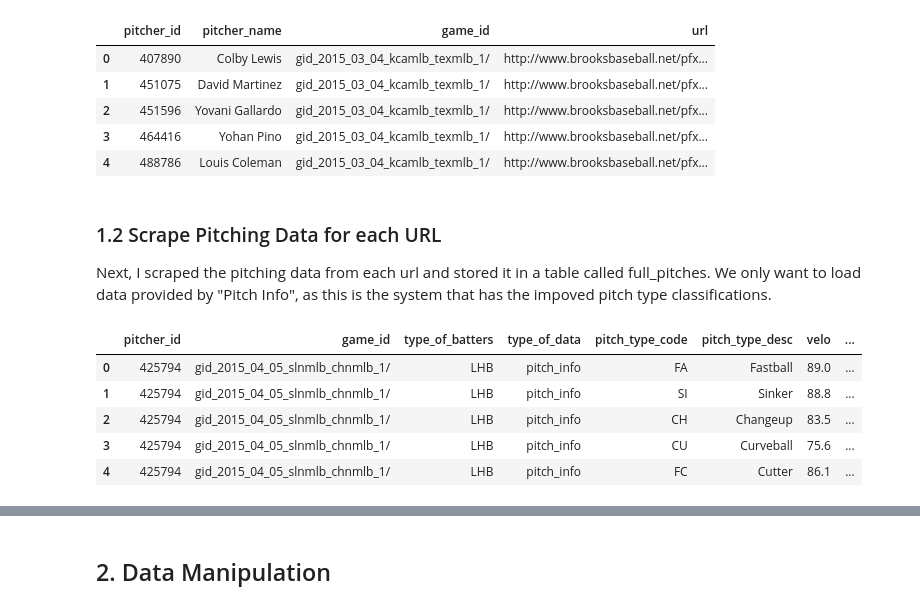
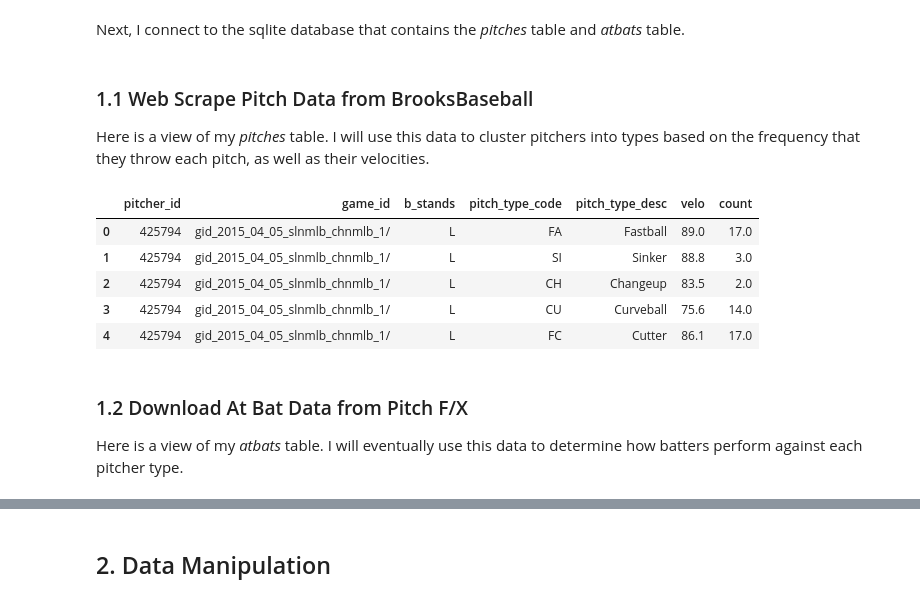
Before and after one commit to dsaltz432/MLB-Pitch-Types, a Jupyter notebook: Clustering Pitcher Types.ipynb, the cells around one changed output, grey strips where cells are left out. Drawn from its saved outputs; the diff is of its cells as text; code cells hidden in the pictures.

```diff
--- a/Clustering Pitcher Types.ipynb
+++ b/Clustering Pitcher Types.ipynb
@@ -60,36 +61,26 @@ As a prequisite to running this notebook, I scraped the BrooksBaseball website t
-# %%
-# Establish connection to sqlite database
-conn = sqlite3.connect(constants.BROOKS_BASEBALL_DB_NAME)
-
-# Load urls table into memory
-def load_urls_table():
-    sql = "select * from urls;"
-    return pd.read_sql_query(sql, conn)
-
-urls = load_urls_table()
-urls[["pitcher_id","pitcher_name","game_id","url"]].head()
-# %% [output]
-|  | pitcher_id | pitcher_name | game_id | url |
-| 0 | 407890 | Colby Lewis | gid_2015_03_04_kcamlb_texmlb_1/ | http://www.brooksbaseball.net/pfx... |
-| 1 | 451075 | David Martinez | gid_2015_03_04_kcamlb_texmlb_1/ | http://www.brooksbaseball.net/pfx... |
-| 2 | 451596 | Yovani Gallardo | gid_2015_03_04_kcamlb_texmlb_1/ | http://www.brooksbaseball.net/pfx... |
-| 3 | 464416 | Yohan Pino | gid_2015_03_04_kcamlb_texmlb_1/ | http://www.brooksbaseball.net/pfx... |
-| 4 | 488786 | Louis Coleman | gid_2015_03_04_kcamlb_texmlb_1/ | http://www.brooksbaseball.net/pfx... |
-# %% [markdown]
-### 1.2 Scrape Pitching Data for each URL
-
-Next, I scraped the pitching data from each url and stored it in a table called full_pitches. We only want to load data provided by "Pitch Info", as this is the system that has the impoved pitch type classifications.
+# %% [markdown]
+Next, I connect to the sqlite database that contains the *pitches* table and *atbats* table.
+# %%
+conn = sqlite3.connect(constants.COMBINED_DB_NAME)
+# %% [markdown]
+### 1.1 Web Scrape Pitch Data from BrooksBaseball
+
+Here is a view of my *pitches* table. I will use this data to cluster pitchers into types based on the frequency that they throw each pitch, as well as their velocities.
 # %%
-def load_full_pitches_table():
-    sql = "select * from full_pitches where type_of_data='pitch_info';"
+def load_pitches_table():
+    sql = "select * from pitches;"
     return pd.read_sql_query(sql, conn)
 
-full_pitches = load_full_pitches_table()
-full_pitches.head()
+pitches = load_pitches_table()
+pitches.head()
 # %% [output]
-|  | pitcher_id | game_id | type_of_batters | type_of_data | pitch_type_code | pitch_type_desc | velo | ... |
-| 0 | 425794 | gid_2015_04_05_slnmlb_chnmlb_1/ | LHB | pitch_info | FA | Fastball | 89.0 | ... |
-| 1 | 425794 | gid_2015_04_05_slnmlb_chnmlb_1/ | LHB | pitch_info | SI | Sinker | 88.8 | ... |
-| 2 | 425794 | gid_2015_04_05_slnmlb_chnmlb_1/ | LHB | pitch_info | CH | Changeup | 83.5 | ... |
-| 3 | 425794 | gid_2015_04_05_slnmlb_chnmlb_1/ | LHB | pitch_info | CU | Curveball | 75.6 | ... |
-| 4 | 425794 | gid_2015_04_05_slnmlb_chnmlb_1/ | LHB | pitch_info | FC | Cutter | 86.1 | ... |
+|  | pitcher_id | game_id | b_stands | pitch_type_code | pitch_type_desc | velo | count |
+| 0 | 425794 | gid_2015_04_05_slnmlb_chnmlb_1/ | L | FA | Fastball | 89.0 | 17.0 |
+| 1 | 425794 | gid_2015_04_05_slnmlb_chnmlb_1/ | L | SI | Sinker | 88.8 | 3.0 |
+| 2 | 425794 | gid_2015_04_05_slnmlb_chnmlb_1/ | L | CH | Changeup | 83.5 | 2.0 |
+| 3 | 425794 | gid_2015_04_05_slnmlb_chnmlb_1/ | L | CU | Curveball | 75.6 | 14.0 |
+| 4 | 425794 | gid_2015_04_05_slnmlb_chnmlb_1/ | L | FC | Cutter | 86.1 | 17.0 |
+# %% [markdown]
+### 1.2 Download At Bat Data from Pitch F/X
+
+Here is a view of my *atbats* table. I will eventually use this data to determine how batters perform against each pitcher type.
```
Also changed, not shown: parts of 80 cells of this notebook, 13 other files.
